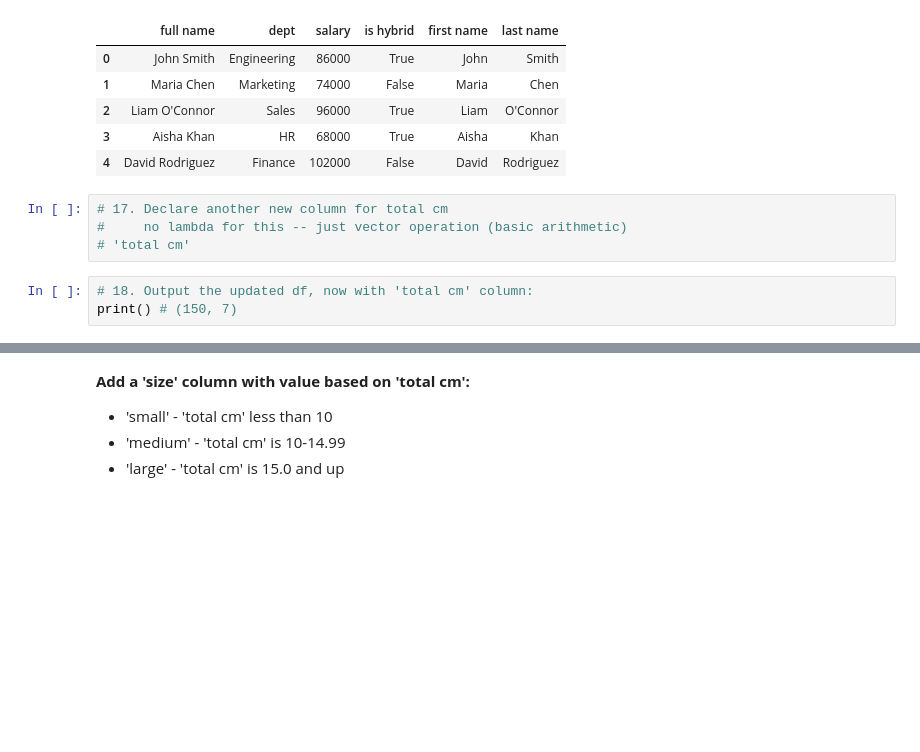
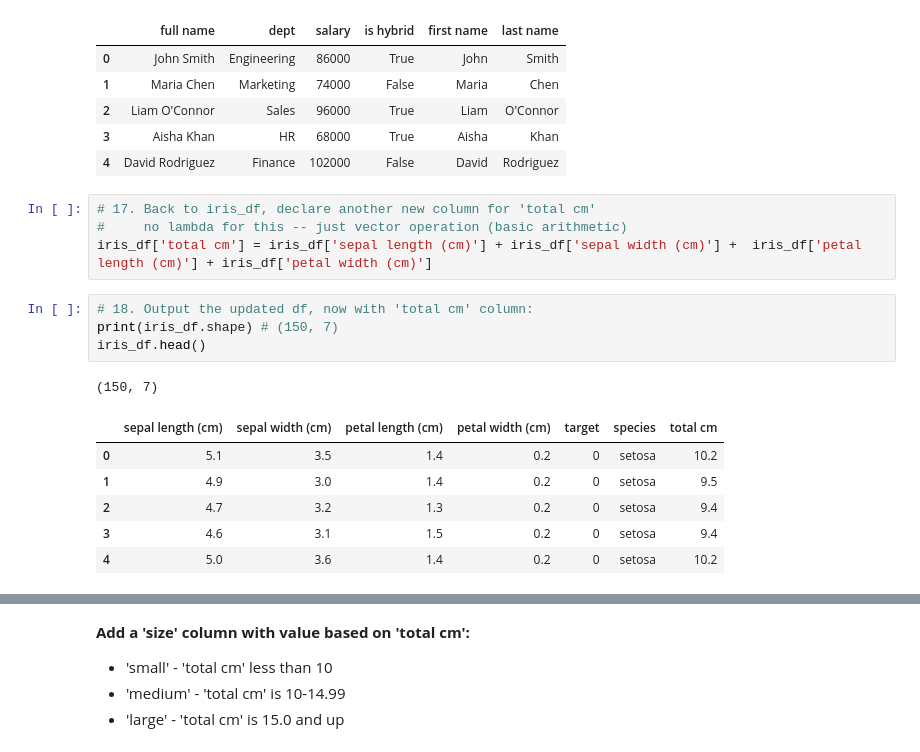
Before and after one commit to brianmccln/Python-Machine-Learning-TMobile-OCt-2025, a Jupyter notebook: __START/_ML_3.5_Irises_K_Nearest_Neighbors_PROG.ipynb, the cells around one changed output, grey strips where cells are left out. Saved outputs shown, nothing was run; the diff lists cells and outputs as text; blank space fills up the shorter version.

```diff
--- a/__START/_ML_3.5_Irises_K_Nearest_Neighbors_PROG.ipynb
+++ b/__START/_ML_3.5_Irises_K_Nearest_Neighbors_PROG.ipynb
@@ -240,9 +240,18 @@ emp_df.head()
 | 3 | Aisha Khan | HR | 68000 | True | Aisha | Khan |
 | 4 | David Rodriguez | Finance | 102000 | False | David | Rodriguez |
 # %%
-# 17. Declare another new column for total cm
+# 17. Back to iris_df, declare another new column for 'total cm'
 #     no lambda for this -- just vector operation (basic arithmetic)
-# 'total cm'
+iris_df['total cm'] = iris_df['sepal length (cm)'] + iris_df['sepal width (cm)'] +  iris_df['petal length (cm)'] + iris_df['petal width (cm)']
 # %%
 # 18. Output the updated df, now with 'total cm' column:
-print() # (150, 7)
+print(iris_df.shape) # (150, 7)
+iris_df.head()
+# %% [output]
+(150, 7)
+|  | sepal length (cm) | sepal width (cm) | petal length (cm) | petal width (cm) | target | species | total cm |
+| 0 | 5.1 | 3.5 | 1.4 | 0.2 | 0 | setosa | 10.2 |
+| 1 | 4.9 | 3.0 | 1.4 | 0.2 | 0 | setosa | 9.5 |
+| 2 | 4.7 | 3.2 | 1.3 | 0.2 | 0 | setosa | 9.4 |
+| 3 | 4.6 | 3.1 | 1.5 | 0.2 | 0 | setosa | 9.4 |
+| 4 | 5.0 | 3.6 | 1.4 | 0.2 | 0 | setosa | 10.2 |
```
Also changed, not shown: parts of 4 cells of this notebook.
